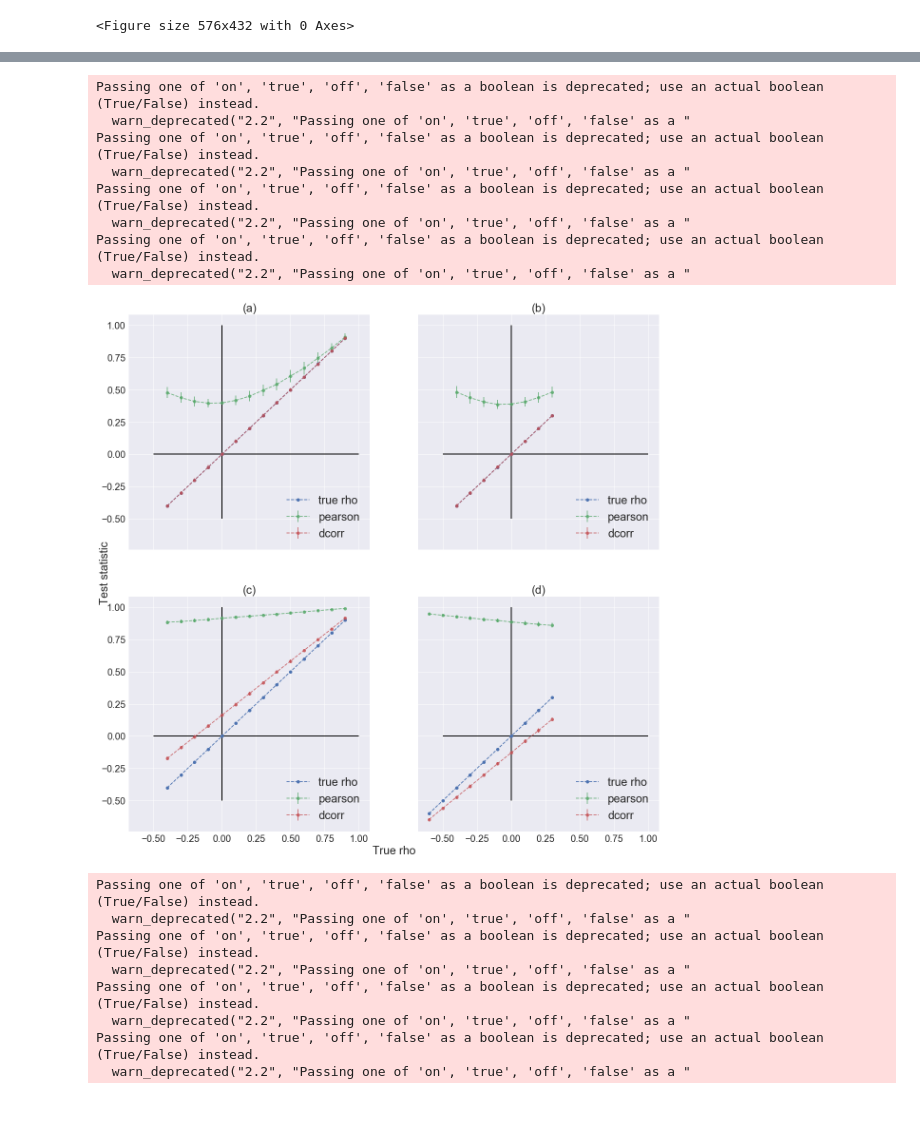
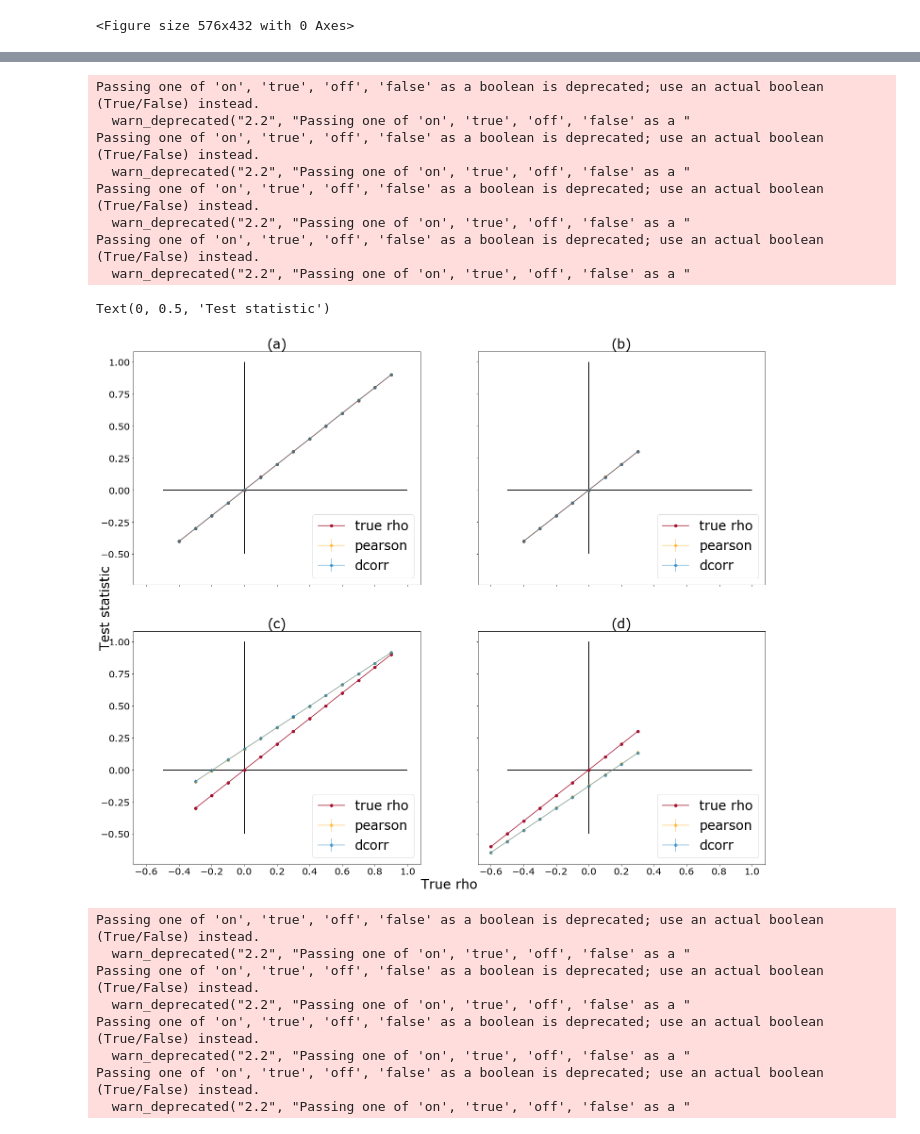
Before and after one commit to junhaobearxiong/graph_independence_test, a Jupyter notebook: notebooks/simulations/2019-03-13_simulation_plot_results.ipynb, the cells around one changed output, grey strips where cells are left out. Cells and saved outputs as stored; diff of their text form; code cells hidden in the pictures.

Commit message:
add diff corr, new plot

```diff
--- a/notebooks/simulations/2019-03-13_simulation_plot_results.ipynb
+++ b/notebooks/simulations/2019-03-13_simulation_plot_results.ipynb
@@ -35,22 +35,23 @@ plt.savefig('../figures/sbm_diff_block2.png')
 [figure]
 # %%
 n_arr = np.linspace(10, 100, 10, dtype=int)
-mpl.style.use('seaborn')
+#mpl.style.use('seaborn')
 
 plt.figure(figsize=(8, 6))
 colors = {
-    'mgc': 'red',
-    'dcorr': 'blue',
+    'mgc': [0.6350, 0.0780, 0.1840],
+    'dcorr': (0, 0.4470, 0.7410),
     'pearson': 'orange',
     'dcorr (K)': 'green'
 }
 
 plt.rcParams['xtick.labelsize']=20
 plt.rcParams['ytick.labelsize']=20
-legend_size = 24
-label_size = 24
+plt.rcParams["legend.fancybox"] = True
+legend_size = 28
+label_size = 28
 
-linestyle = '--'
+linestyle = '-'
 marker = 'o'
 # %% [output]
 <Figure size 576x432 with 0 Axes>
@@ -293,19 +92,25 @@ Text(0, 0.5, 'Power')
 # %%
-fig, axs = plt.subplots(2, 2, figsize=(20, 20), squeeze=True, sharex=True, sharey=True)
+fig, axs = plt.subplots(2, 2, figsize=(24, 20), squeeze=True, sharex=True, sharey=True)
 axs = axs.reshape(-1)
 test_names = ['pearson', 'dcorr']
 xmin = -0.5
 xmax = 1
 ymin = -0.5
 ymax = 1
+alpha = 0.5
+colors = {
+    'true': [0.6350, 0.0780, 0.1840],
+    'dcorr': (0, 0.4470, 0.7410),
+    'pearson': 'orange',
+}
 
 with open('../../results/rho_er_teststats.pkl', 'rb') as f:
     ts = pickle.load(f)
 rho_arr = np.around(np.linspace(-0.4, 0.9, 14), 1)
-axs[0].plot(rho_arr, rho_arr, label='true rho', marker='o', linestyle='--')
+axs[0].plot(rho_arr, rho_arr, label='true rho', marker='o', linestyle=linestyle, color=colors['true'])
 for name in test_names:
     axs[0].errorbar(rho_arr, np.mean(ts[name], axis=1), yerr=np.std(ts[name], axis=1),
-             marker='o', linestyle='--', label='{}'.format(name), alpha=0.8)
+             marker='o', linestyle=linestyle, label='{}'.format(name), alpha=alpha, color=colors[name])
     axs[0].hlines(y=0, xmin=xmin, xmax=xmax)
     axs[0].vlines(x=0, ymin=ymin, ymax=ymax)
     axs[0].legend(loc=4, prop={'size': legend_size})
@@ -315,10 +120,10 @@ for name in test_names:
 with open('../../results/rho_er_marg_teststats.pkl', 'rb') as f:
     ts = pickle.load(f)
 rho_arr = np.around(np.linspace(-0.4, 0.3, 8), 1)
-axs[1].plot(rho_arr, rho_arr, label='true rho', marker='o', linestyle='--')
+axs[1].plot(rho_arr, rho_arr, label='true rho', marker='o', linestyle=linestyle, color=colors['true'])
 for name in test_names:
     axs[1].errorbar(rho_arr, np.mean(ts[name], axis=1), yerr=np.std(ts[name], axis=1),
-             marker='o', linestyle='--', label='{}'.format(name), alpha=0.8)
+             marker='o', linestyle=linestyle, label='{}'.format(name), alpha=alpha, color=colors[name])
     axs[1].hlines(y=0, xmin=xmin, xmax=xmax)
     axs[1].vlines(x=0, ymin=ymin, ymax=ymax)
     axs[1].legend(loc=4, prop={'size': legend_size})
@@ -327,48 +132,49 @@ for name in test_names:
 
 with open('../../results/rho_sbm_teststats.pkl', 'rb') as f:
     ts = pickle.load(f)
-rho_arr = np.around(np.linspace(-0.4, 0.9, 14), 1)
-axs[2].plot(rho_arr, rho_arr, label='true rho', marker='o', linestyle='--')
+rho_arr = np.around(np.linspace(-0.3, 0.9, 14), 1)
+axs[2].plot(rho_arr, rho_arr, label='true rho', marker='o', linestyle=linestyle, color=colors['true'])
 for name in test_names:
     axs[2].errorbar(rho_arr, np.mean(ts[name], axis=1), yerr=np.std(ts[name], axis=1),
-             marker='o', linestyle='--', label='{}'.format(name), alpha=0.8)
+             marker='o', linestyle=linestyle, label='{}'.format(name), alpha=alpha, color=colors[name])
     axs[2].hlines(y=0, xmin=xmin, xmax=xmax)
     axs[2].vlines(x=0, ymin=ymin, ymax=ymax)
     axs[2].legend(loc=4, prop={'size': legend_size})
     axs[2].set_title('(c)', fontsize=label_size)
 
 with open('../../results/rho_sbm_marg_teststats.pkl', 'rb') as f:
     ts = pickle.load(f)
 rho_arr = np.around(np.linspace(-0.6, 0.3, 10), 1)
-axs[3].plot(rho_arr, rho_arr, label='true rho', marker='o', linestyle='--')
+axs[3].plot(rho_arr, rho_arr, label='true rho', marker='o', linestyle=linestyle, color=colors['true'])
 for name in test_names:
     axs[3].errorbar(rho_arr, np.mean(ts[name], axis=1), yerr=np.std(ts[name], axis=1),
-             marker='o', linestyle='--', label='{}'.format(name), alpha=0.8)
+             marker='o', linestyle=linestyle, label='{}'.format(name), alpha=alpha, color=colors[name])
     axs[3].hlines(y=0, xmin=xmin, xmax=xmax)
     axs[3].vlines(x=0, ymin=ymin, ymax=ymax)
     axs[3].legend(loc=4, prop={'size': legend_size})
     axs[3].set_title('(d)', fontsize=label_size)
 
 
 # add a big axes, hide frame
 fig.add_subplot(111, frameon=False)
 # hide tick and tick label of the big axes
 plt.tick_params(labelcolor='none', top='off', bottom='off', left='off', right='off')
 plt.grid(False)
 plt.xlabel("True rho", fontsize=label_size)
 plt.ylabel("Test statistic", fontsize=label_size)
 
-plt.savefig('../../figures/all_teststats.png', bbox_inches='tight')
+#plt.savefig('../../figures/all_teststats.png', bbox_inches='tight')
 # %% [output]
 Passing one of 'on', 'true', 'off', 'false' as a boolean is deprecated; use an actual boolean (True/False) instead.
   warn_deprecated("2.2", "Passing one of 'on', 'true', 'off', 'false' as a "
 Passing one of 'on', 'true', 'off', 'false' as a boolean is deprecated; use an actual boolean (True/False) instead.
   warn_deprecated("2.2", "Passing one of 'on', 'true', 'off', 'false' as a "
 Passing one of 'on', 'true', 'off', 'false' as a boolean is deprecated; use an actual boolean (True/False) instead.
   warn_deprecated("2.2", "Passing one of 'on', 'true', 'off', 'false' as a "
 Passing one of 'on', 'true', 'off', 'false' as a boolean is deprecated; use an actual boolean (True/False) instead.
   warn_deprecated("2.2", "Passing one of 'on', 'true', 'off', 'false' as a "
+Text(0, 0.5, 'Test statistic')
-[figure, old version]
+[figure, new version]
 # %%
 fig, axs = plt.subplots(4, 4, figsize=(28, 28), squeeze=True, sharex=True, sharey=True)
 axs = axs.reshape(-1)
```
Also changed, not shown: parts of 2 cells of this notebook, 4 other files.
